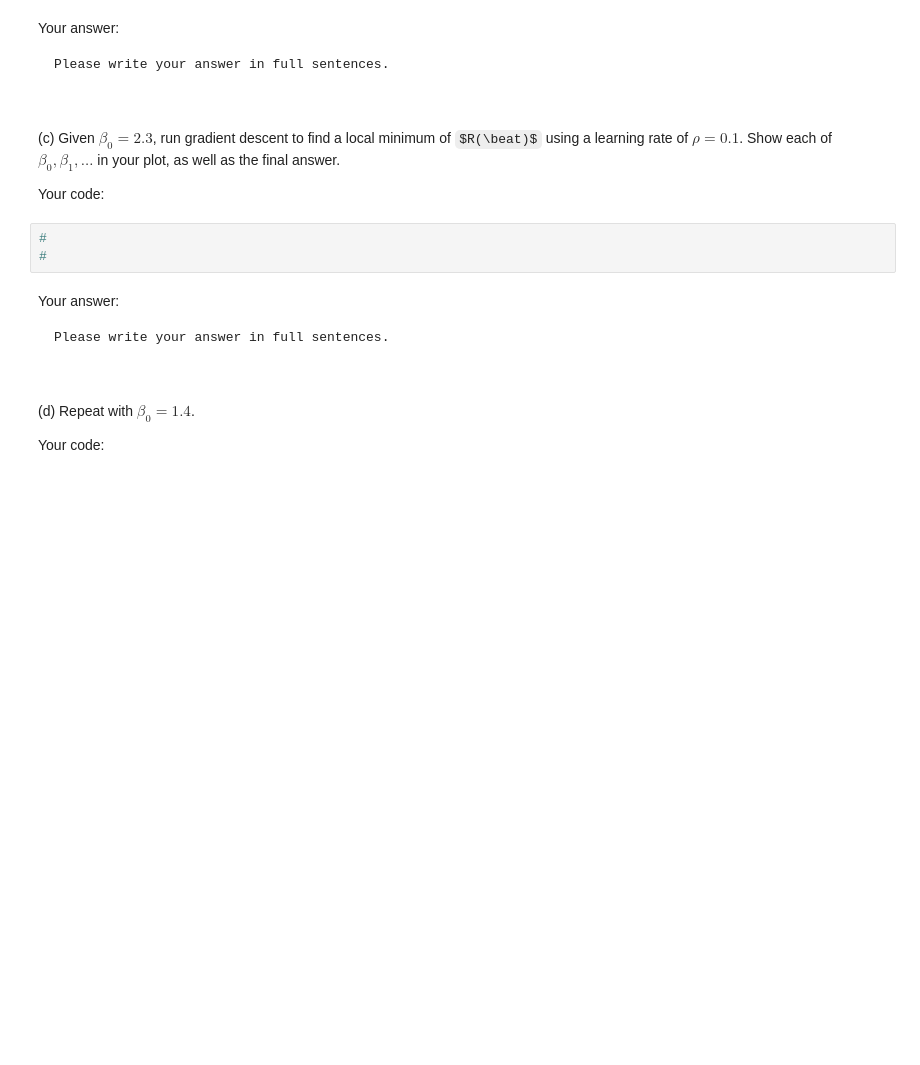
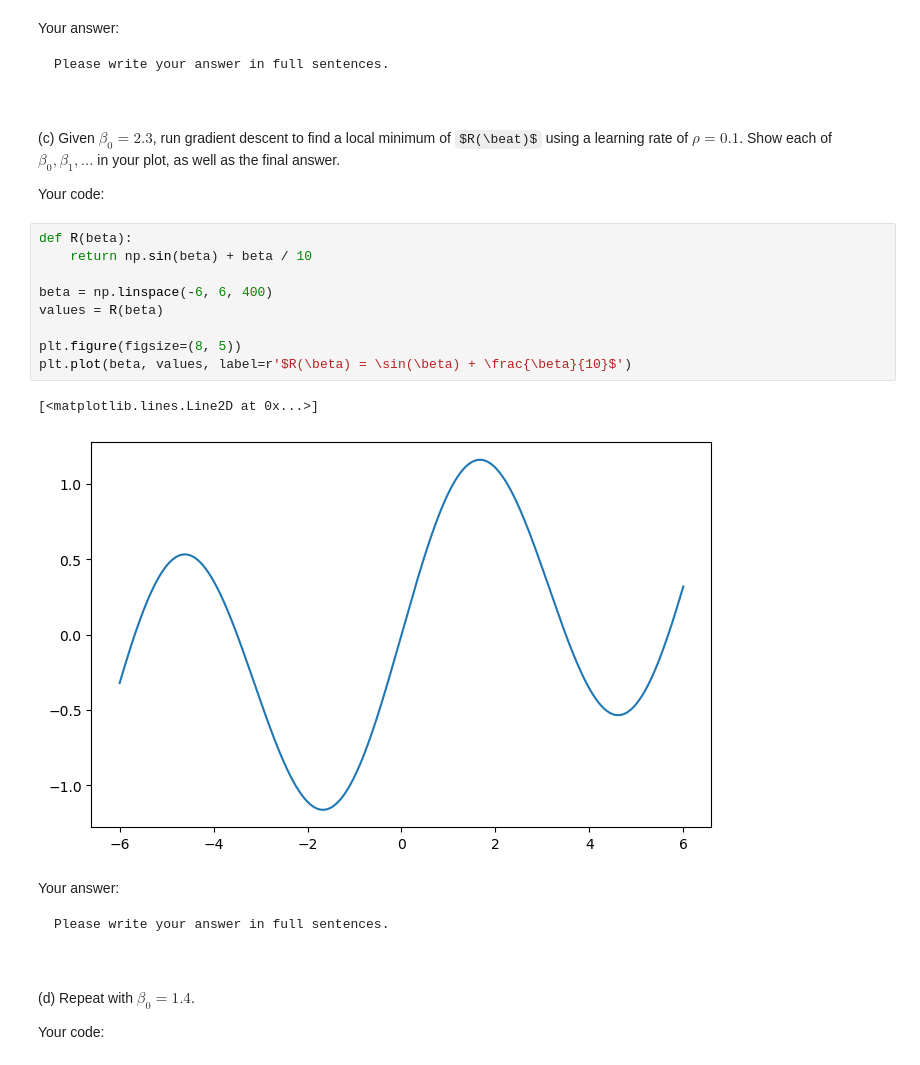
Before and after one commit to BU-MSSP-Classroom/MA679_Spring2024_10_deep_learning-SwaineXiong, a Jupyter notebook: Ch10_DeepLearning_Python.ipynb, the cells around one changed output. Drawn from its saved outputs; the diff is of its cells as text; some formulas as TeX source; blank space fills up the shorter version.

```diff
--- a/Ch10_DeepLearning_Python.ipynb
+++ b/Ch10_DeepLearning_Python.ipynb
@@ -280,8 +280,17 @@ Please write your answer in full sentences.
 
 Your code:
 # %%
-#
-#
+def R(beta):
+    return np.sin(beta) + beta / 10
+
+beta = np.linspace(-6, 6, 400)
+values = R(beta)
+
+plt.figure(figsize=(8, 5))
+plt.plot(beta, values, label=r'$R(\beta) = \sin(\beta) + \frac{\beta}{10}$')
+# %% [output]
+[<matplotlib.lines.Line2D at 0x...>]
+[figure, added]
 # %% [markdown]
 Your answer:
 
```
